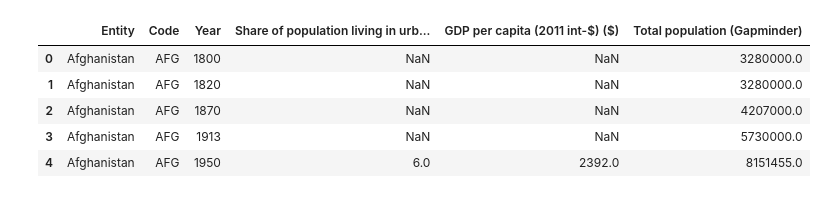
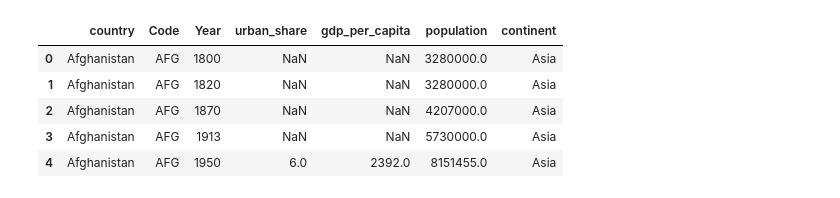
Before and after one commit to manojkdey/GW-test_repo1, a Jupyter notebook: Project-1/scripts/Untitled.ipynb, the cells around one changed output. Saved outputs shown, nothing was run; the diff lists cells and outputs as text; code cells hidden in the pictures.

```diff
--- a/Project-1/scripts/Untitled.ipynb
+++ b/Project-1/scripts/Untitled.ipynb
@@ -22,0 +15,4 @@ gdp_per_capita_2017.head()
+# %%
+url = 'https://raw.githubusercontent.com/plotly/datasets/master/gapminderDataFiveYear.csv'
+country_continent = pd.read_csv(url).loc[:,["country", "continent"]].drop_duplicates()
+country_continent.head()
@@ -22,0 +26,5 @@ gdp_per_capita_2017.head()
+# %%
+
+gdp_urbanization = pd.read_csv("../resources/urbanization-vs-gdp.csv").rename(columns ={"Entity":"country","Share of population living in urban areas (%)":"urban_share","GDP per capita (2011 int-$) ($)":"gdp_per_capita","Total population (Gapminder)":"population"})
+
+gdp_urbanization = pd.merge(gdp_urbanization, country_continent, on="country", how="left")
@@ -75,9 +94,9 @@ plotly.offline.iplot({
 # %%
-gdp_urbanization.head()
+gdp_urbanization.head(5)
 # %% [output]
-|  | Entity | Code | Year | Share of population living in urb... | GDP per capita (2011 int-$) ($) | Total population (Gapminder) |
-| 0 | Afghanistan | AFG | 1800 | NaN | NaN | 3280000.0 |
-| 1 | Afghanistan | AFG | 1820 | NaN | NaN | 3280000.0 |
-| 2 | Afghanistan | AFG | 1870 | NaN | NaN | 4207000.0 |
-| 3 | Afghanistan | AFG | 1913 | NaN | NaN | 5730000.0 |
-| 4 | Afghanistan | AFG | 1950 | 6.0 | 2392.0 | 8151455.0 |
+|  | country | Code | Year | urban_share | gdp_per_capita | population | continent |
+| 0 | Afghanistan | AFG | 1800 | NaN | NaN | 3280000.0 | Asia |
+| 1 | Afghanistan | AFG | 1820 | NaN | NaN | 3280000.0 | Asia |
+| 2 | Afghanistan | AFG | 1870 | NaN | NaN | 4207000.0 | Asia |
+| 3 | Afghanistan | AFG | 1913 | NaN | NaN | 5730000.0 | Asia |
+| 4 | Afghanistan | AFG | 1950 | 6.0 | 2392.0 | 8151455.0 | Asia |
```
Also changed, not shown: parts of 15 cells of this notebook, 3 other files.
